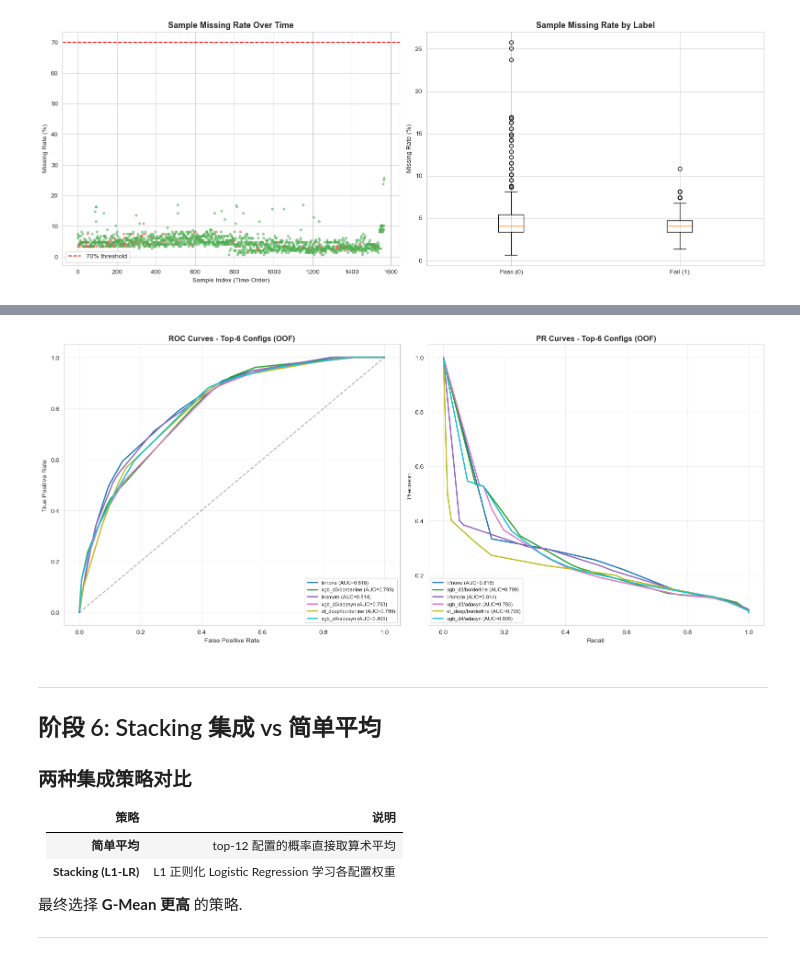
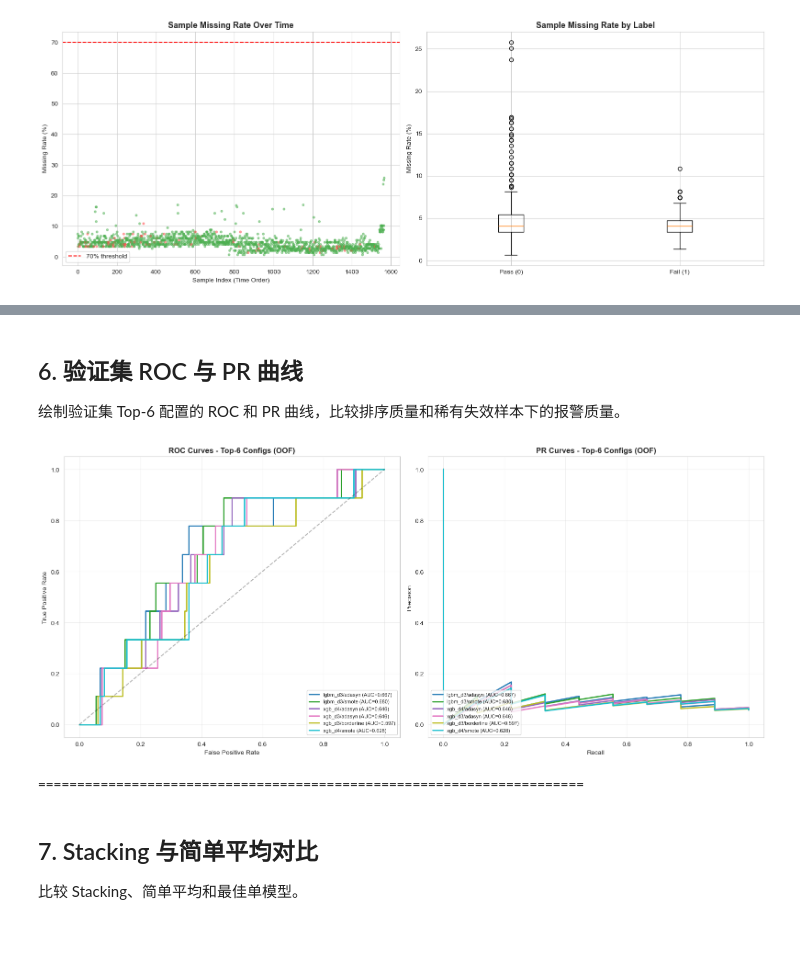
Before and after one commit to Neko-D/secom_train, a Jupyter notebook: secom_test.ipynb, the cells around one changed output, grey strips where cells are left out. Cells and saved outputs as stored; diff of their text form; code cells hidden in the pictures.

```diff
--- a/secom_test.ipynb
+++ b/secom_test.ipynb
@@ -16,27 +21,44 @@
 # %%
 # 固定随机种子以保证可复现
 import os, sys, warnings
+import joblib
 warnings.filterwarnings("ignore")
+try:
+    sys.stdout.reconfigure(encoding="utf-8")
+    sys.stderr.reconfigure(encoding="utf-8")
+except Exception:
+    pass
 
 # 数据处理与机器学习核心库
 import numpy as np
 import pandas as pd
-from scipy import stats
 
 # 可视化库
 import matplotlib
 matplotlib.rcParams["font.sans-serif"] = ["SimHei", "Microsoft YaHei", "DejaVu Sans"]
 matplotlib.rcParams["axes.unicode_minus"] = False
 import matplotlib.pyplot as plt
-%matplotlib inline
+# 在脚本中不要直接使用 Jupyter magic。若在 IPython/Jupyter 环境，则启用 inline；
+# 否则切换到非交互后端以避免显示/后端错误。
+try:
+    from IPython import get_ipython
+    ip = get_ipython()
+    if ip is not None:
+        ip.run_line_magic("matplotlib", "inline")
+    else:
+        matplotlib.use("Agg")
+except Exception:
+    matplotlib.use("Agg")
 import seaborn as sns
 sns.set_style("whitegrid")
 
 # scikit-learn 工具
-from sklearn.impute import KNNImputer
+from sklearn.impute import KNNImputer, SimpleImputer
+from sklearn.pipeline import Pipeline
+from sklearn.base import BaseEstimator, TransformerMixin
 from sklearn.preprocessing import StandardScaler
 from sklearn.feature_selection import VarianceThreshold, mutual_info_classif, f_classif
-from sklearn.model_selection import StratifiedKFold, train_test_split
+from sklearn.model_selection import StratifiedKFold, TimeSeriesSplit
 from sklearn.linear_model import LogisticRegression
 from sklearn.ensemble import RandomForestClassifier, ExtraTreesClassifier
 from sklearn.svm import SVC
@@ -54,6 +76,11 @@ from imblearn.over_sampling import SMOTE, ADASYN, BorderlineSMOTE
 
 # 梯度提升框架
 import xgboost as xgb
+try:
+    import lightgbm as lgb
+    HAS_LGBM = True
+except Exception:
+    HAS_LGBM = False
 
 # SHAP (可解释性分析)
 import shap
@@ -369,7 +534,0 @@ print(f"[EDA] 预处理后: std = {X_scaled.std().values.mean():.6f} (期望 ≈
-# %%
-# 分层抽样划分: 训练集 80%, 测试集 20%
-X_train_raw, X_test_raw, y_train, y_test = train_test_split(
-    X_scaled, y, test_size=0.2, random_state=42, stratify=y)
-
-print(f"\n[划分] 训练: {X_train_raw.shape[0]} 正例={int(y_train.sum())}")
-print(f"[划分] 测试: {X_test_raw.shape[0]} 正例={int(y_test.sum())}")
@@ -802,3 +977,7 @@ plt.show()
+# %% [markdown]
+## 6. 验证集 ROC 与 PR 曲线
+
+绘制验证集 Top-6 配置的 ROC 和 PR 曲线，比较排序质量和稀有失效样本下的报警质量。
 # %%
 # ================================================
 # ROC & PR 曲线: Top-6 配置
@@ -806,51 +985,43 @@ plt.show()
 top6_df = df_res.head(6).reset_index(drop=True)
 fig, axes = plt.subplots(1, 2, figsize=(16, 7))
 colors = plt.cm.tab10(np.linspace(0, 1, 6))
 
 for i, row in top6_df.iterrows():
     label = f"{row['model']}/{row['sampler']} (AUC={row['auc']:.3f})"
 
     # ROC
-    fpr_t, tpr_t, _ = roc_curve(y_train, row["oof_cal_oof"])
+    fpr_t, tpr_t, _ = roc_curve(y_val, row["oof_cal_val"])
     axes[0].plot(fpr_t, tpr_t, color=colors[i], linestyle="-", linewidth=2, label=label)
 
     # PR
-    prec_t, rec_t, _ = precision_recall_curve(y_train, row["oof_cal_oof"])
+    prec_t, rec_t, _ = precision_recall_curve(y_val, row["oof_cal_val"])
     axes[1].plot(rec_t, prec_t, color=colors[i], linestyle="-", linewidth=2, label=label)
 
 axes[0].plot([0, 1], [0, 1], "k--", alpha=0.3)
 axes[0].set_xlabel("False Positive Rate")
 axes[0].set_ylabel("True Positive Rate")
 axes[0].set_title("ROC Curves - Top-6 Configs (OOF)", fontsize=12, fontweight="bold")
 axes[0].legend(fontsize=8, loc="lower right")
 axes[0].grid(alpha=0.3)
 
 axes[1].set_xlabel("Recall")
 axes[1].set_ylabel("Precision")
 axes[1].set_title("PR Curves - Top-6 Configs (OOF)", fontsize=12, fontweight="bold")
 axes[1].legend(fontsize=8, loc="lower left")
 axes[1].grid(alpha=0.3)
 
 plt.tight_layout()
 plt.savefig("Image/viz_v8_roc_pr_top6.png", dpi=150, bbox_inches="tight")
 plt.show()
+
+print("\n" + "=" * 70)
 # %% [output]
-[figure, old version]
+[figure, new version]
+======================================================================
-# %% [markdown]
----
-
-## 阶段 6: Stacking 集成 vs 简单平均
-
-### 两种集成策略对比
-
-| 策略 | 说明 |
-|------|------|
-| **简单平均** | top-12 配置的概率直接取算术平均 |
-| **Stacking (L1-LR)** | L1 正则化 Logistic Regression 学习各配置权重 |
-
-最终选择 **G-Mean 更高** 的策略.
-
----
+# %% [markdown]
+## 7. Stacking 与简单平均对比
+
+比较 Stacking、简单平均和最佳单模型。
 # %%
 print("\n" + "=" * 70)
 print("[集成] Stacking (L1-LR 元分类器) vs 简单平均")
```
Also changed, not shown: parts of 61 cells of this notebook, 11 other files.
